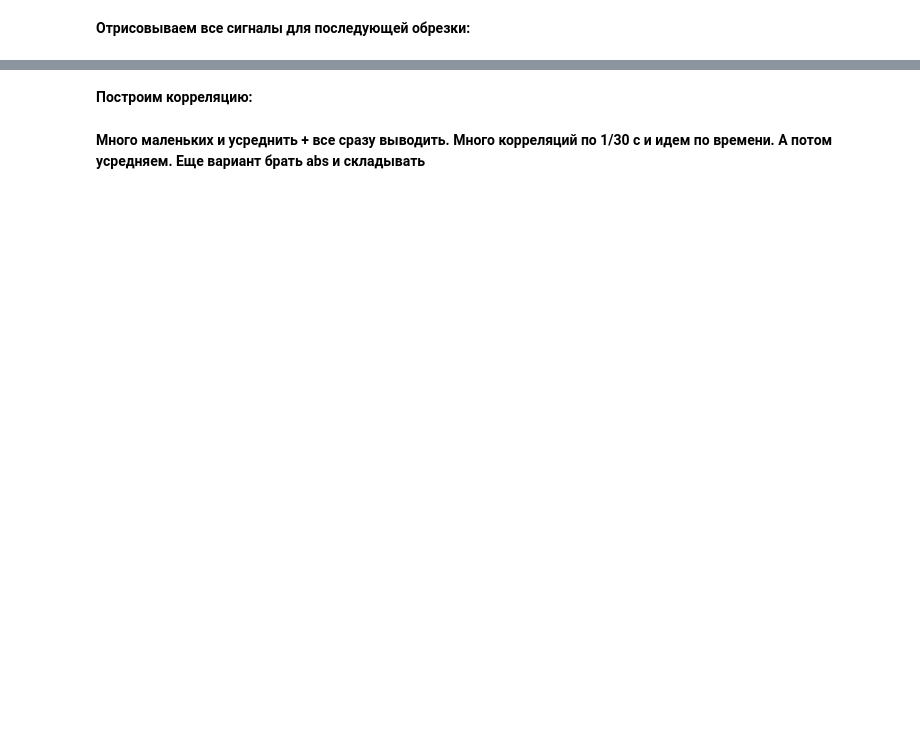
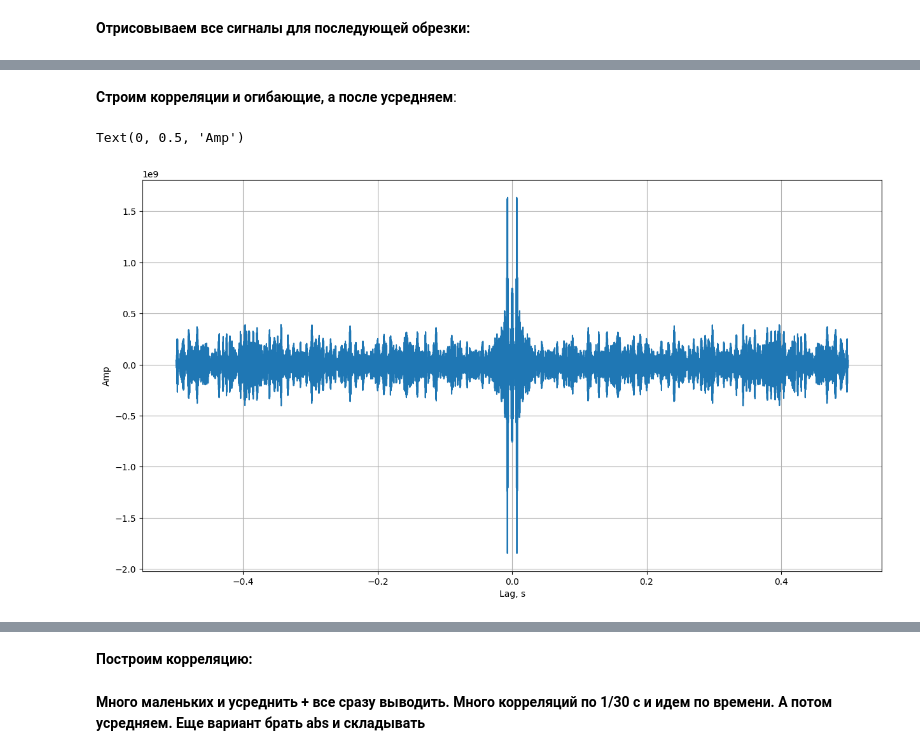
Before and after one commit to endeavoure/KLYAZMA_autumn, a Jupyter notebook: initial_plots.ipynb, the cells around one changed output, grey strips where cells are left out. Saved outputs shown, nothing was run; the diff lists cells and outputs as text; code cells hidden in the pictures; blank space fills up the shorter version.

```diff
--- a/initial_plots.ipynb
+++ b/initial_plots.ipynb
@@ -34,0 +61,14 @@ df_cut = plot_cut(borders=[1850.0, 2340.0], number=3, df=df)
+# %% [markdown]
+**Строим корреляции и огибающие, а после усредняем**:
+# %%
+corr, lags = corr_f(df_cut['data'][1], df_cut['data'][2], 44100, filter_freq=4000, do_filter=True)
+
+plt.figure(figsize=(15, 8))
+plt.plot(lags, corr)
+plt.grid()
+
+plt.xlabel('Lag, s')
+plt.ylabel('Amp')
+# %% [output]
+Text(0, 0.5, 'Amp')
+[figure, added]
```
Also changed, not shown: parts of 22 cells of this notebook, 3 other files.
